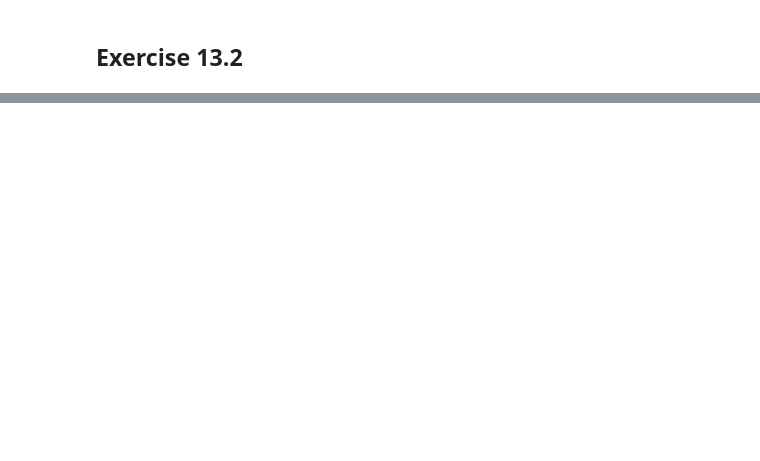
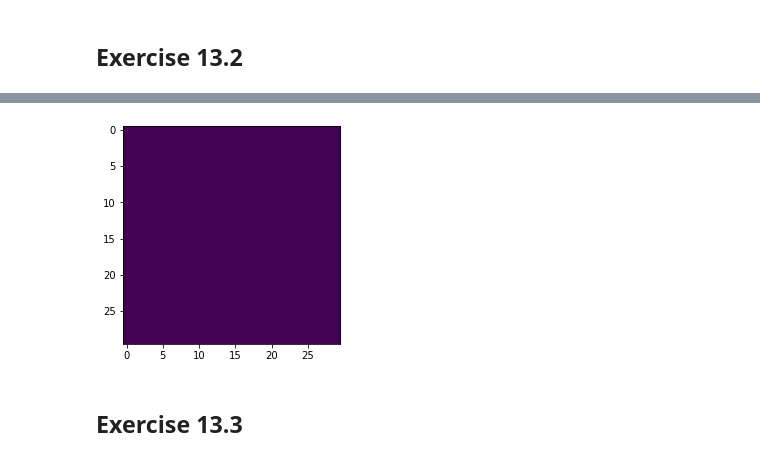
Before and after one commit to gasparyanartur/simulation-of-complex-systems-solutions, a Jupyter notebook: chapter-13/chapter-13.ipynb, the cells around one changed output, grey strips where cells are left out. Drawn from its saved outputs; the diff is of its cells as text; code cells hidden in the pictures; blank space fills up the shorter version.

```diff
--- a/chapter-13/chapter-13.ipynb
+++ b/chapter-13/chapter-13.ipynb
@@ -383,0 +358,24 @@ plt.imshow(history[-1])
+# %%
+N = 7
+L = 30
+T = 0
+P = 1
+S = 1.5
+R = 0.9
+mu = 0
+n_timesteps = 21
+strats = create_strategy(
+    shape=(L, L),
+    default_value=0,
+    place_values = [(N, [L//2], [L//2])]
+)
+history = run_sim(n_timesteps, strats, N, L, T, P, S, R, mu)
+
+fig = plt.figure()
+plt.imshow(history[-1])
+
+...;
+# %% [output]
+[figure, added]
+# %% [markdown]
+## Exercise 13.3
```
Also changed, not shown: parts of 14 cells of this notebook.
